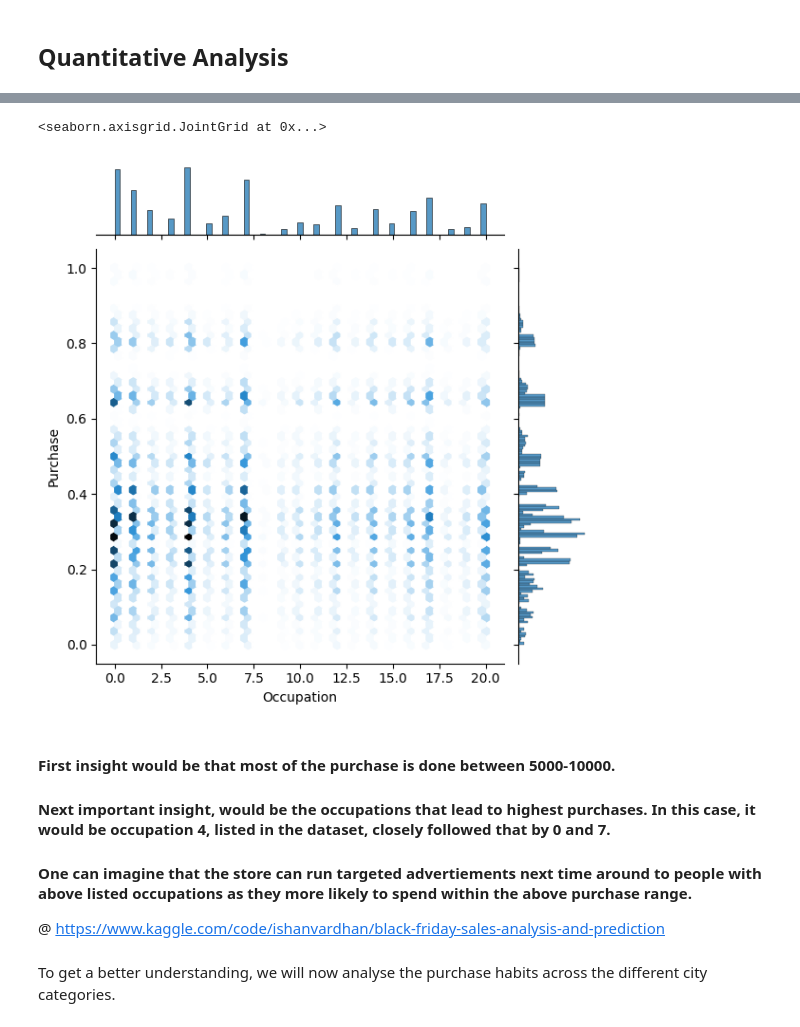
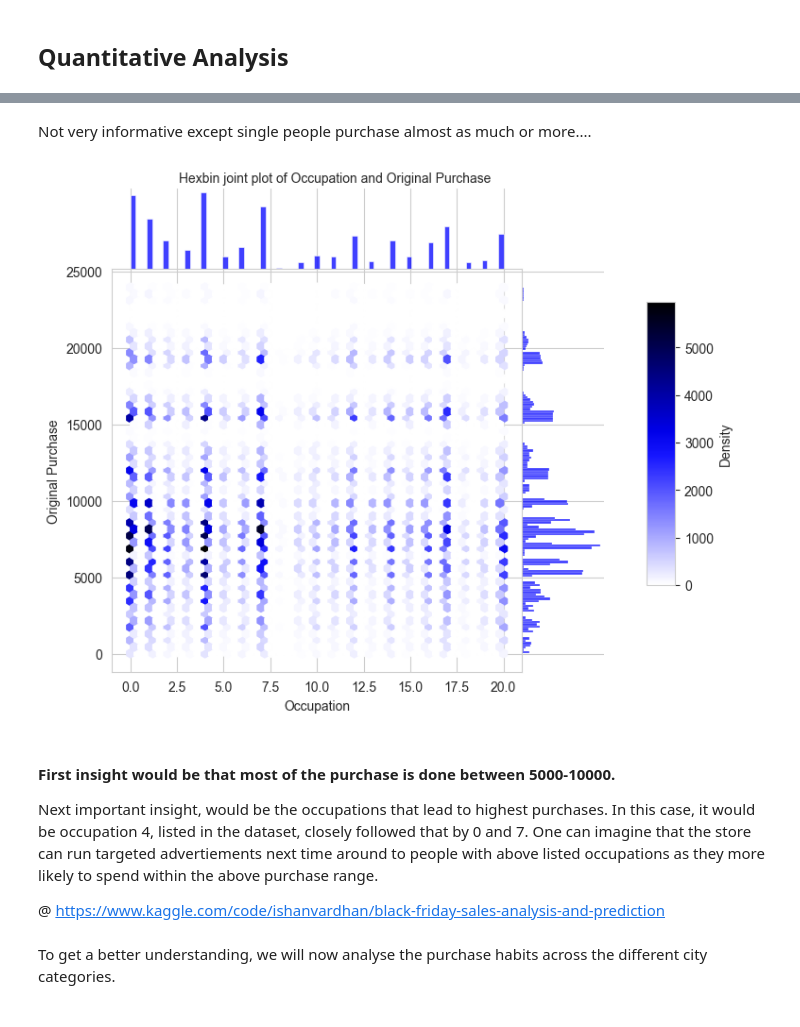
Before and after one commit to 1ssb/big-data, a Jupyter notebook: Big_Data_Analytics.ipynb, the cells around one changed output, grey strips where cells are left out. Cells and saved outputs as stored; diff of their text form; code cells hidden in the pictures.

```diff
--- a/Big_Data_Analytics.ipynb
+++ b/Big_Data_Analytics.ipynb
@@ -171,21 +146,15 @@ dtype: int64
 
 5. **Avoid Imputation Bias:** Ensure that the chosen imputation method does not introduce bias or distort the dataset's original patterns.
 # %%
-# Fill missing values in 'Product_Category_2' and 'Product_Category_3' with -2.0.
-df_black_friday_sales['Product_Category_2'] = df_black_friday_sales['Product_Category_2'].fillna(-2.0).astype("float32")
-df_black_friday_sales['Product_Category_3'] = df_black_friday_sales['Product_Category_3'].fillna(-2.0).astype("float32")
+# Fill missing values in 'Product_Category_2' and 'Product_Category_3' with 0.0.
+df_black_friday_sales['Product_Category_2'] = df_black_friday_sales['Product_Category_2'].fillna(0.0).astype("float32")
+df_black_friday_sales['Product_Category_3'] = df_black_friday_sales['Product_Category_3'].fillna(0.0).astype("float32")
 
-# Discussion Pointer: How do missing data strategies differ when working with big data? Are there scalability concerns?
-
-# Step 5: Remove Duplicates
-# --------------------------
 # Find and count any duplicate rows.
 print("\nNumber of duplicate rows:", df_black_friday_sales.duplicated().sum())
 
 # Drop duplicates and reset the index.
 df_cleaned = df_black_friday_sales.drop_duplicates().reset_index(drop=True)
-
-# Question: How does cleaning data affect big data processing and AI model accuracy?
 # %% [output]
 Number of duplicate rows: 0
 # %% [markdown]
@@ -197,12 +166,21 @@ Normalization is essential in AI for several reasons:
  - **Distance-Based Algorithms**: For algorithms that compute distances between data points (like K-Nearest Neighbors and clustering algorithms), normalization helps in giving equal weight to all features.
  - **High Volume Data**: With high volume data, differences in the scales of data can be amplified, making normalization even more critical to ensure consistent model performance and interpretability.
 # %%
-# Step 6: Normalize Numerical Data
-# --------------------------------
+# Assume df_black_friday_sales is the original DataFrame
+print("Original 'Purchase' min:", df_black_friday_sales['Purchase'].min())
+print("Original 'Purchase' max:", df_black_friday_sales['Purchase'].max())
+
+# Copy the original 'Purchase' to a new column before scaling
+df_cleaned['Original_Purchase'] = df_black_friday_sales['Purchase']
+
 # Initialize a MinMaxScaler instance to scale numerical data to a range of [0, 1].
 scaler = MinMaxScaler()
 
 # Apply scaling to the 'Purchase' column.
-df_cleaned['Purchase'] = scaler.fit_transform(df_cleaned[['Purchase']])
+df_cleaned['Purchase'] = scaler.fit_transform(df_cleaned[['Original_Purchase']])
 print("\nScaled 'Purchase' data:\n", df_cleaned[['Purchase']].head())
+
+# Print the scaled minimum and maximum
+print("Scaled 'Purchase' min:", df_cleaned['Purchase'].min())
+print("Scaled 'Purchase' max:", df_cleaned['Purchase'].max())
 # %% [output]
@@ -376,14 +418,26 @@ g.map(sns.barplot, "Marital_Status", "Purchase");
+# %% [markdown]
+Not very informative except single people purchase almost as much or more....
 # %%
-sns.jointplot(x='Occupation',y='Purchase',
-              data=numeric_df, kind='hex'
-             )
+# Creating a hexbin plot with a density scale
+jp = sns.jointplot(x='Occupation', y='Original_Purchase',
+                   data=numeric_df, kind='hex', space=0, color='b', gridsize=50)
+
+# Setting the axis labels and plot title
+jp.set_axis_labels('Occupation', 'Original Purchase')
+jp.figure.suptitle('Hexbin joint plot of Occupation and Original Purchase', fontsize=10)
+jp.figure.subplots_adjust(top=0.95)  # Adjust the title to not overlap with plots
+
+# Adding a color bar manually
+cbar_ax = jp.figure.add_axes([1.05, 0.25, 0.05, 0.5])  # This adds an axes for colorbar. Adjust the position accordingly.
+plt.colorbar(jp.ax_joint.collections[0], cax=cbar_ax, label='Density')
+
+plt.show()
 # %% [output]
-<seaborn.axisgrid.JointGrid at 0x...>
-[figure, old version]
+[figure, new version]
 # %% [markdown]
 #### First insight would be that most of the purchase is done between 5000-10000.
-#### Next important insight, would be the occupations that lead to highest purchases. In this case, it would be occupation 4, listed in the dataset, closely followed that by 0 and 7.
-#### One can imagine that the store can run targeted advertiements next time around to people with above listed occupations as they more likely to spend within the above purchase range.
+Next important insight, would be the occupations that lead to highest purchases. In this case, it would be occupation 4, listed in the dataset, closely followed that by 0 and 7.
+One can imagine that the store can run targeted advertiements next time around to people with above listed occupations as they more likely to spend within the above purchase range.
 
 @ https://www.kaggle.com/code/ishanvardhan/black-friday-sales-analysis-and-prediction
 # %% [markdown]
```
Also changed, not shown: parts of 39 cells of this notebook.
